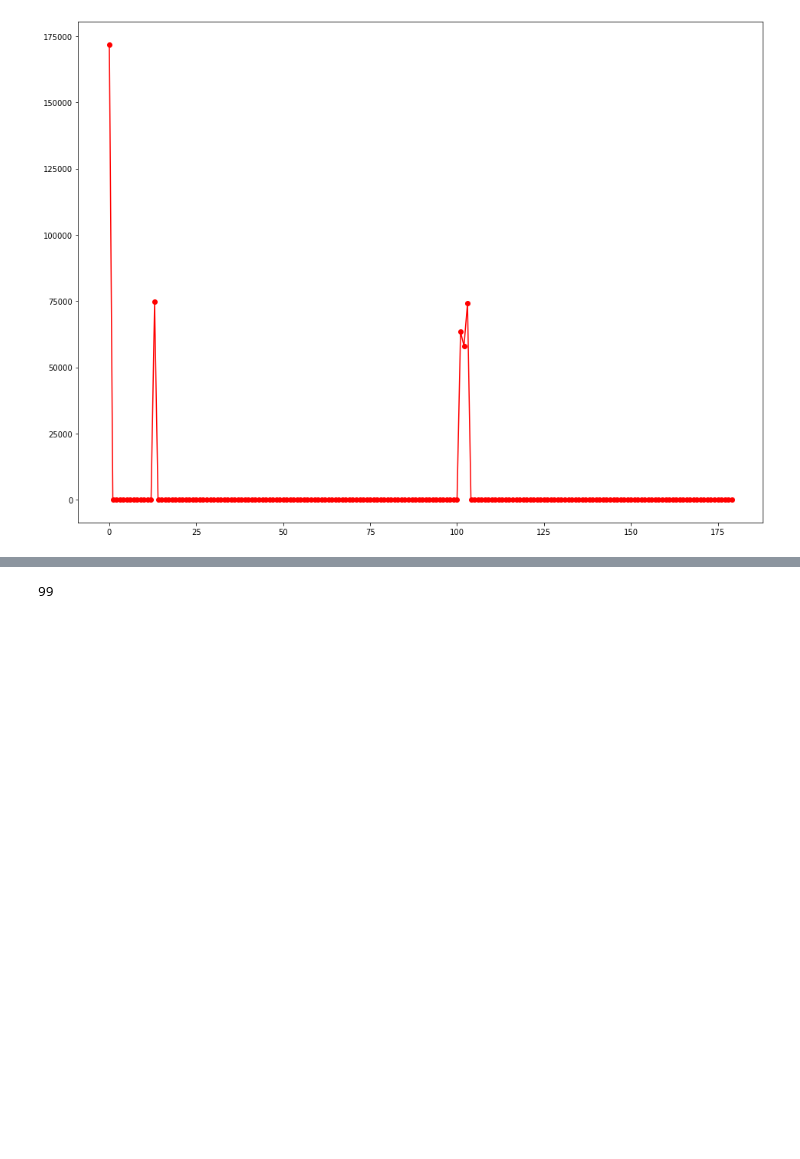
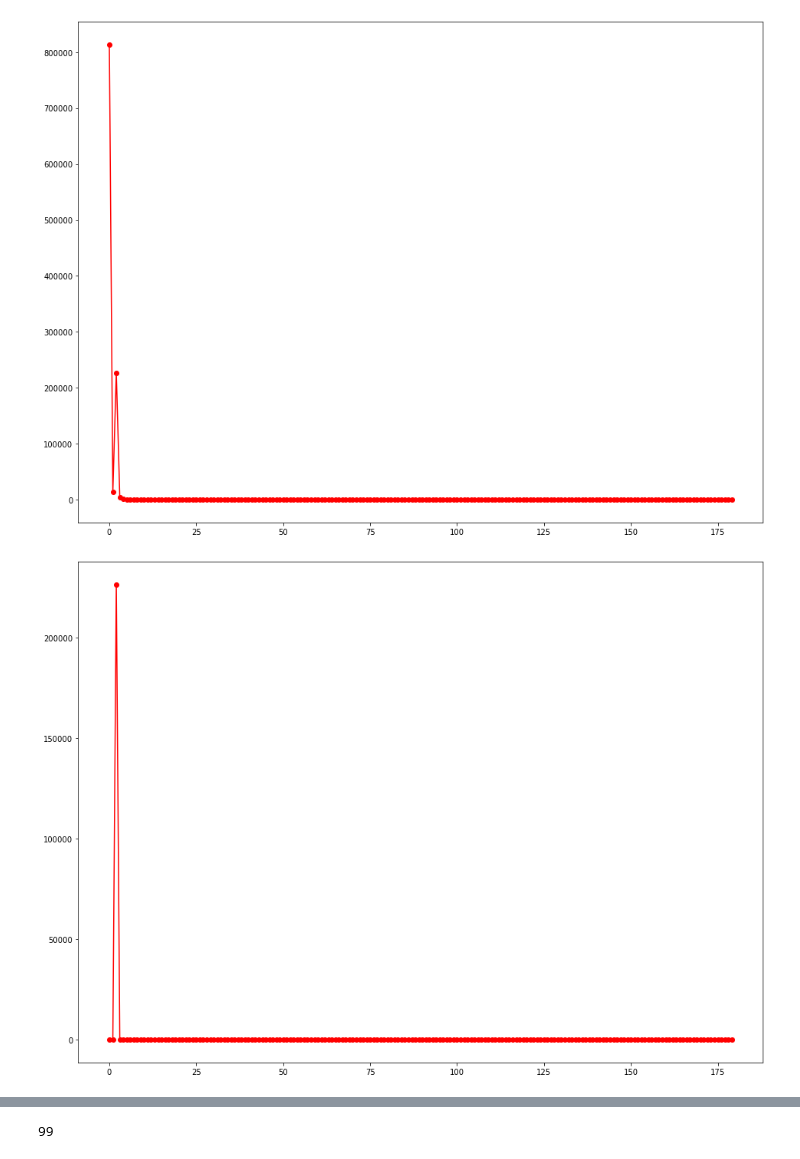
Before and after one commit to FmasterofU/soft-comp_challenges, a Jupyter notebook: 2_ocr/extract rois.ipynb, the cells around one changed output, grey strips where cells are left out. Cells and saved outputs as stored; diff of their text form; code cells hidden in the pictures; blank space fills up the shorter version.

```diff
--- a/2_ocr/extract rois.ipynb
+++ b/2_ocr/extract rois.ipynb
@@ -8,7 +8,7 @@ import scipy.signal
 %matplotlib inline
 plt.rcParams['figure.figsize'] = 16, 12
 # %%
-cvimg = cv2.imread('dataset/validation/train53.png')
+cvimg = cv2.imread('./dataset/train/alphabet0.png')#'dataset/validation/train17.png')#
 rgbimg = cv2.cvtColor(cvimg, cv2.COLOR_BGR2RGB)
 plt.imshow(rgbimg)
 # %% [output]
@@ -23,23 +23,24 @@ plt.imshow(hsvImage, 'hsv')
 # %%
-def hist(image):
+def histogram(image, xmax):
     height, width = image.shape[0:2]
-    x = range(0, 180)
-    y = np.zeros(180)
-
+    x = range(0, xmax+1)
+    y = np.zeros(xmax+1)
     for i in range(0, height):
         for j in range(0, width):
             pixel = image[i, j]
             y[pixel] += 1
-
-    return (x, y)
-
-x,y = hist(hsvImage[:,:,0])
+    return x, y
+x, y = histogram(hsvImage[:, :, 0], 179)
+plt.figure()
+plt.plot(x, y, '-or')
 pixels = hsvImage.shape[0] * hsvImage.shape[1]
 for i in range(len(y)):
-    if not 0.05*pixels < y[i] < 0.3*pixels:
+    if not 0.05 * pixels < y[i] < 0.3 * pixels:
         y[i] = 0
+plt.figure()
 plt.plot(x, y, '-or')
 plt.show()
 # %% [output]
-[figure, old version]
+[figure, new version]
+[figure, added]
 # %%
```
Also changed, not shown: parts of 14 cells of this notebook, 2 other files.
